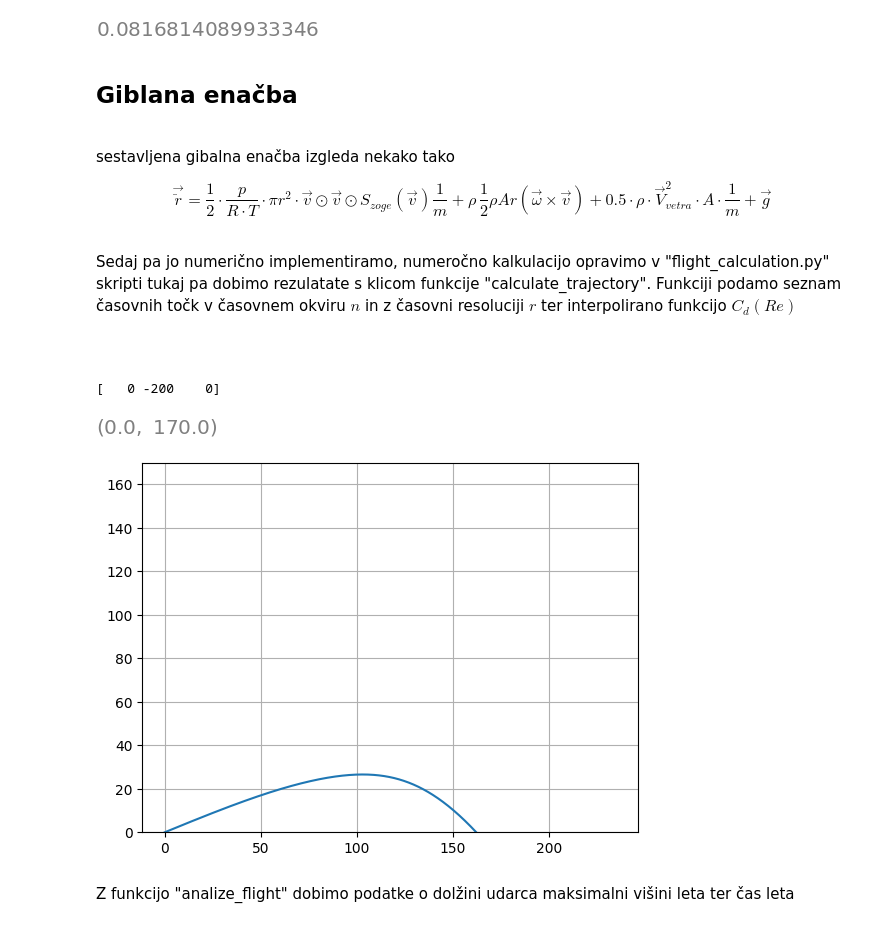
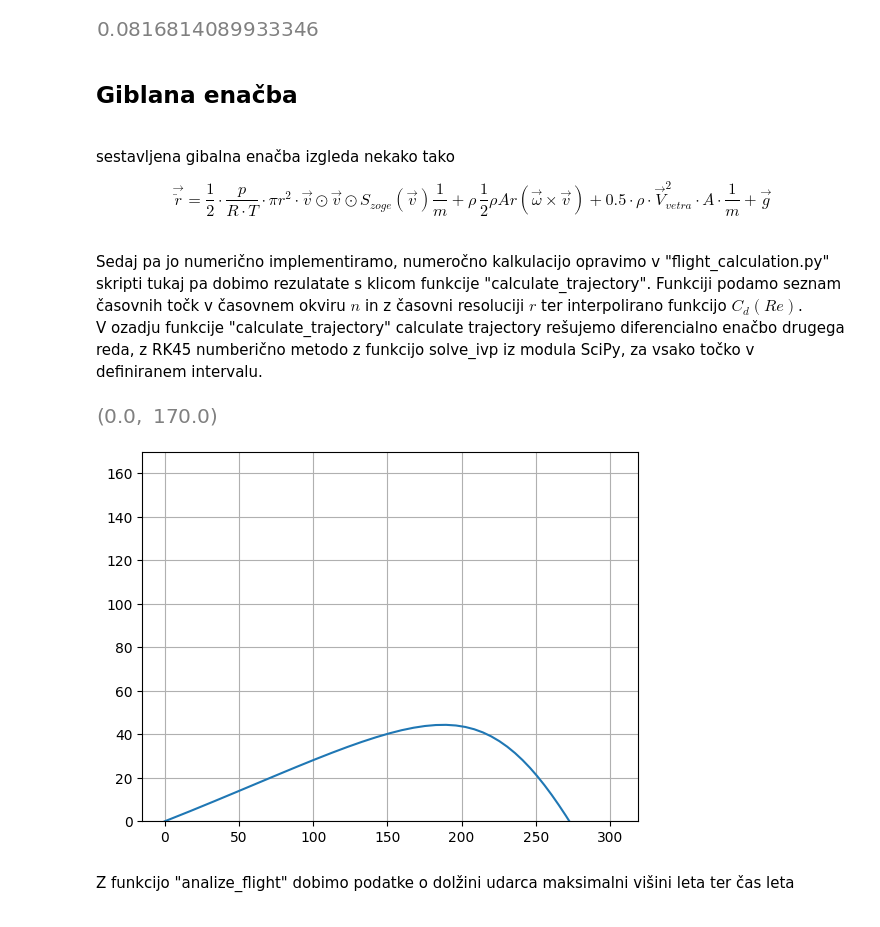
Before and after one commit to akul23/Golf-Ball-Flight, a Jupyter notebook: main.ipynb, the cells around one changed output. Drawn from its saved outputs; the diff is of its cells as text; code cells hidden in the pictures.

Commit message:
implemented scipy solve_ivp insted of odeint, other minor changes

```diff
--- a/main.ipynb
+++ b/main.ipynb
@@ -252,28 +248,25 @@ $$\vec{\ddot{r}} = \frac{1}{2}\cdot \frac{p}{R \cdot T} \cdot \pi r^{2} \cdot \v
  \vec{g}
 $$
 
-<br>Sedaj pa jo numerično implementiramo, numeročno kalkulacijo opravimo v "flight_calculation.py" skripti tukaj pa dobimo rezulatate s klicom funkcije "calculate_trajectory". Funkciji podamo seznam časovnih točk v časovnem okviru $n$ in z časovni resoluciji $r$ ter interpolirano funkcijo $C_d(Re)$
+<br>Sedaj pa jo numerično implementiramo, numeročno kalkulacijo opravimo v "flight_calculation.py" skripti tukaj pa dobimo rezulatate s klicom funkcije "calculate_trajectory". Funkciji podamo seznam časovnih točk v časovnem okviru $n$ in z časovni resoluciji $r$ ter interpolirano funkcijo $C_d(Re)$.
+<br>V ozadju funkcije "calculate_trajectory" calculate trajectory rešujemo diferencialno enačbo drugega reda, z RK45 numberično metodo z funkcijo solve_ivp iz modula SciPy, za vsako točko v definiranem intervalu.
-# %% [markdown]
-##
 # %%
 reload(flight_calculation)
 reload(environment)
 reload(ball)
 
 n = 10
-res = 1000
-t_points = np.linspace(0, n, res)
 
-flight_data = flight_calculation.calculate_trajectory(s_ta, t_points=t_points)
+flight_data = flight_calculation.calculate_trajectory(s_ta, n,res=5)
 
-
-plt.plot(flight_data[:, 3], flight_data[:,5])
+plt.plot(flight_data.y[3], flight_data.y[5])
 plt.grid()
 plt.ylim(0,170)
+
+#flight_data.y[3]
 # %% [output]
-[   0 -200    0]
 [figure]
-[figure, old version]
+[figure, new version]
 # %% [markdown]
 Z funkcijo "analize_flight" dobimo podatke o dolžini udarca maksimalni višini leta ter čas leta
 # %%
```
Also changed, not shown: parts of 3 cells of this notebook, 1 other file.
